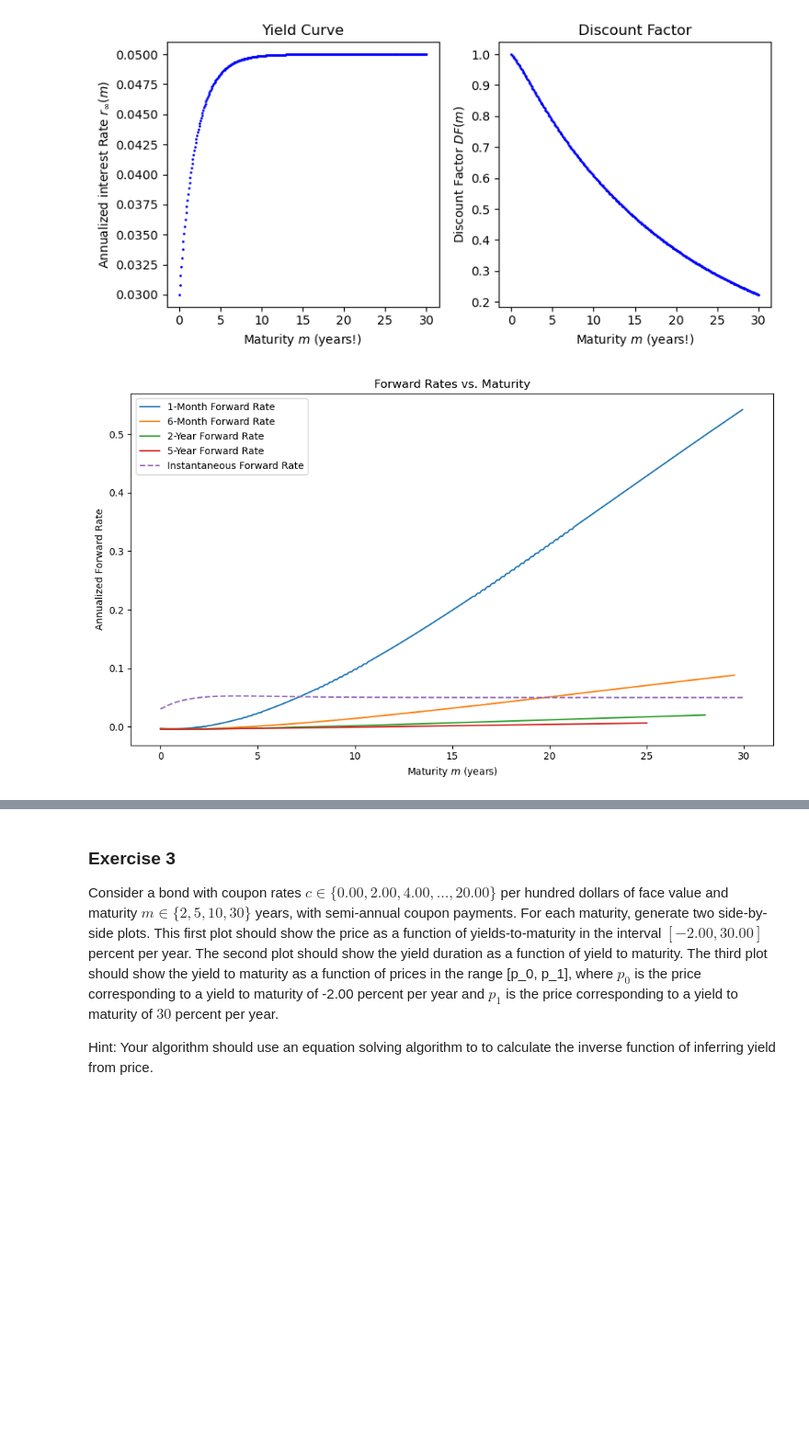
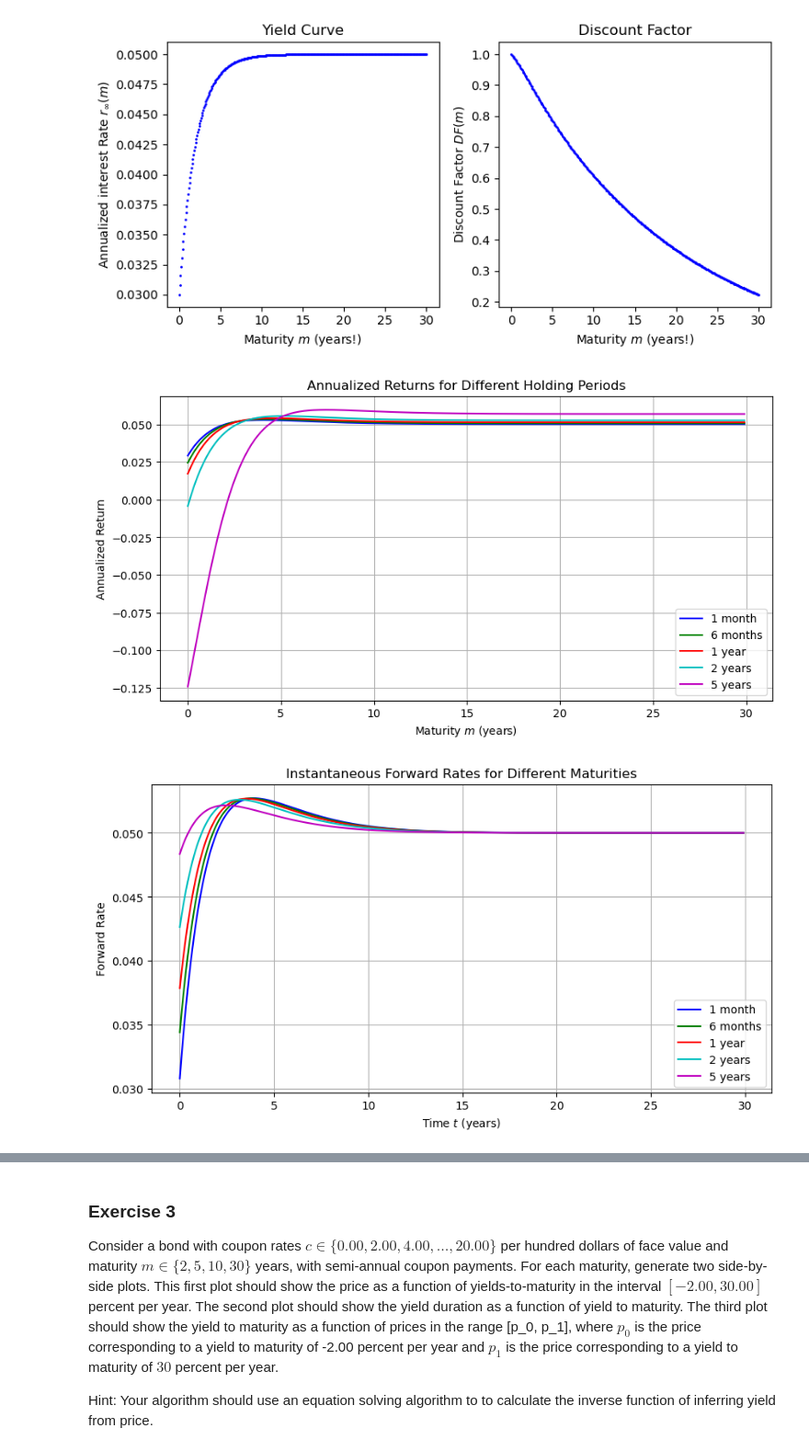
Before and after one commit to pathmarkoak/bufn400, a Jupyter notebook: Homeworks/Homework 2/Bonds and mortgages (theoretical calculations).ipynb, the cells around one changed output, grey strips where cells are left out. Shown at 92% size. Drawn from its saved outputs; the diff is of its cells as text; code cells hidden in the pictures; blank space fills up the shorter version.

```diff
--- a/Homeworks/Homework 2/Bonds and mortgages (theoretical calculations).ipynb
+++ b/Homeworks/Homework 2/Bonds and mortgages (theoretical calculations).ipynb
@@ -299,30 +327,47 @@ plt.show()
-# %%
-# Plotting forward rates
-months = m * 12
-months = months.astype(int)
-def forward_rate(dfm, m, n):
-    return (np.log(dfm[m + n] - np.log(dfm[m]))) / n
-five_year_forward = [forward_rate(dfm, i, 60) for i in months[:-60]]
-two_year_forward = [forward_rate(dfm, i, 24) for i in months[:-24]]
-six_month_forward = [forward_rate(dfm, i, 6) for i in months[:-6]]
-one_month_forward = [forward_rate(dfm, i, 1) for i in months[:-1]]
-instantaneous_forward = -np.gradient(np.log(dfm), m) # Calculate instantaneous forward rate using the gradient
-
-# Ploting the forward rates
-fig, ax = plt.subplots(figsize=(10, 6))
-
-ax.plot(m[:-1], one_month_forward, label="1-Month Forward Rate", linewidth=1.5)
-ax.plot(m[:-6], six_month_forward, label="6-Month Forward Rate", linewidth=1.5)
-ax.plot(m[:-24], two_year_forward, label="2-Year Forward Rate", linewidth=1.5)
-ax.plot(m[:-60], five_year_forward, label="5-Year Forward Rate", linewidth=1.5)
-ax.plot(m, instantaneous_forward, label="Instantaneous Forward Rate", linewidth=1.5, linestyle='--')
-
-ax.set_title("Forward Rates vs. Maturity")
-ax.set_xlabel("Maturity $m$ (years)")
-ax.set_ylabel("Annualized Forward Rate")
-ax.legend()
-
-plt.tight_layout()
-plt.show()
-# %% [output]
-[figure, removed]
+# %%
+import numpy as np
+import matplotlib.pyplot as plt
+
+def annualized_return(m, dt, parms):
+    df_m = np.exp(-fyc(m, parms) * m)
+    df_m_dt = np.exp(-fyc(m - dt, parms) * (m - dt))
+    return (df_m_dt - df_m) / df_m / dt
+
+dts = [1/12, 6/12, 1, 2, 5] # Holding periods: one month, six months, one year, two years, five years
+colors = ['b', 'g', 'r', 'c', 'm']
+labels = ["1 month", "6 months", "1 year", "2 years", "5 years"]
+
+# Plot for riding the yield curve
+plt.figure(figsize=(10,5))
+for dt, color, label in zip(dts, colors, labels):
+    returns = [annualized_return(mi, dt, parms) for mi in m]
+    plt.plot(m[:-1], returns[:-1], color=color, label=label)  # Ignore the last value due to boundary conditions
+
+plt.title("Annualized Returns for Different Holding Periods")
+plt.xlabel("Maturity $m$ (years)")
+plt.ylabel("Annualized Return")
+plt.legend()
+plt.grid(True)
+plt.show()
+
+# Calculation of instantaneous forward rates
+def forward_rate(t, dt, parms):
+    rt = fyc(t, parms)
+    rt_dt = fyc(t + dt, parms)
+    return (rt_dt * (t + dt) - rt * t) / dt
+
+# Plot for forward rates
+plt.figure(figsize=(10,5))
+for dt, color, label in zip(dts, colors, labels):
+    rates = [forward_rate(ti, dt, parms) for ti in m[:-1]]
+    plt.plot(m[:-1], rates, color=color, label=label)
+
+plt.title("Instantaneous Forward Rates for Different Maturities")
+plt.xlabel("Time $t$ (years)")
+plt.ylabel("Forward Rate")
+plt.legend()
+plt.grid(True)
+plt.show()
+# %% [output]
+[figure, added]
+[figure, added]
```
Also changed, not shown: parts of 12 cells of this notebook.
